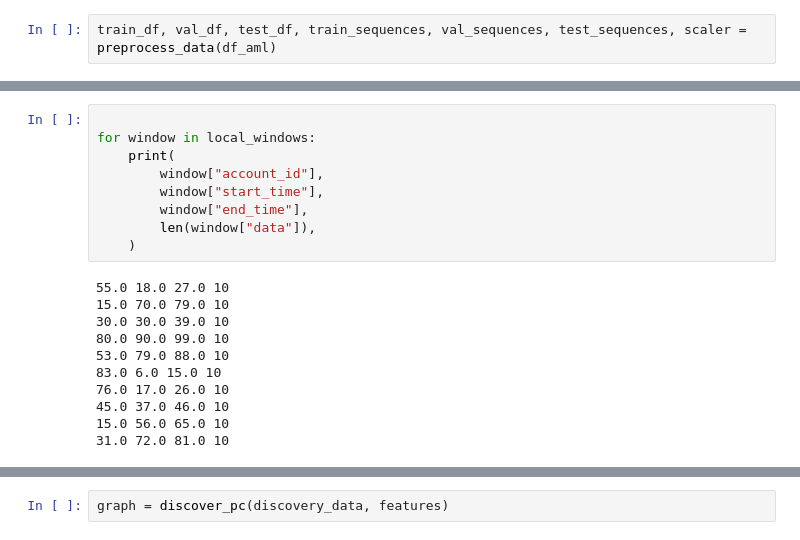
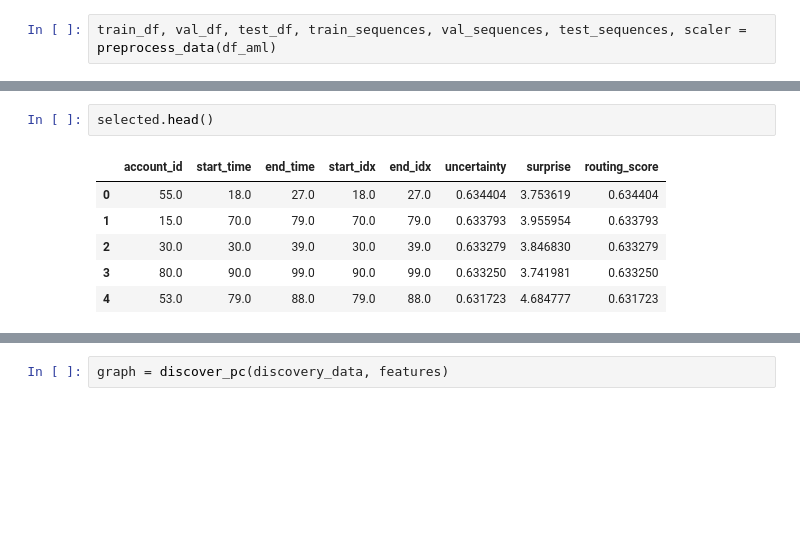
Before and after one commit to juananmonte/aml-working-paper, a Jupyter notebook: notebooks/causal_interactive.ipynb, the cells around one changed output, grey strips where cells are left out. Saved outputs shown, nothing was run; the diff lists cells and outputs as text; blank space fills up the shorter version.

```diff
--- a/notebooks/causal_interactive.ipynb
+++ b/notebooks/causal_interactive.ipynb
@@ -64,21 +37,10 @@ Name: 9, dtype: float64
-# %%
-
-for window in local_windows:
-    print(
-        window["account_id"],
-        window["start_time"],
-        window["end_time"],
-        len(window["data"]),
-    )
-# %% [output]
-55.0 18.0 27.0 10
-15.0 70.0 79.0 10
-30.0 30.0 39.0 10
-80.0 90.0 99.0 10
-53.0 79.0 88.0 10
-83.0 6.0 15.0 10
-76.0 17.0 26.0 10
-45.0 37.0 46.0 10
-15.0 56.0 65.0 10
-31.0 72.0 81.0 10
+# %%
+selected.head()
+# %% [output]
+|  | account_id | start_time | end_time | start_idx | end_idx | uncertainty | surprise | routing_score |
+| 0 | 55.0 | 18.0 | 27.0 | 18.0 | 27.0 | 0.634404 | 3.753619 | 0.634404 |
+| 1 | 15.0 | 70.0 | 79.0 | 70.0 | 79.0 | 0.633793 | 3.955954 | 0.633793 |
+| 2 | 30.0 | 30.0 | 39.0 | 30.0 | 39.0 | 0.633279 | 3.846830 | 0.633279 |
+| 3 | 80.0 | 90.0 | 99.0 | 90.0 | 99.0 | 0.633250 | 3.741981 | 0.633250 |
+| 4 | 53.0 | 79.0 | 88.0 | 79.0 | 88.0 | 0.631723 | 4.684777 | 0.631723 |
 # %%
```
Also changed, not shown: parts of 59 cells of this notebook, 8 other files.
